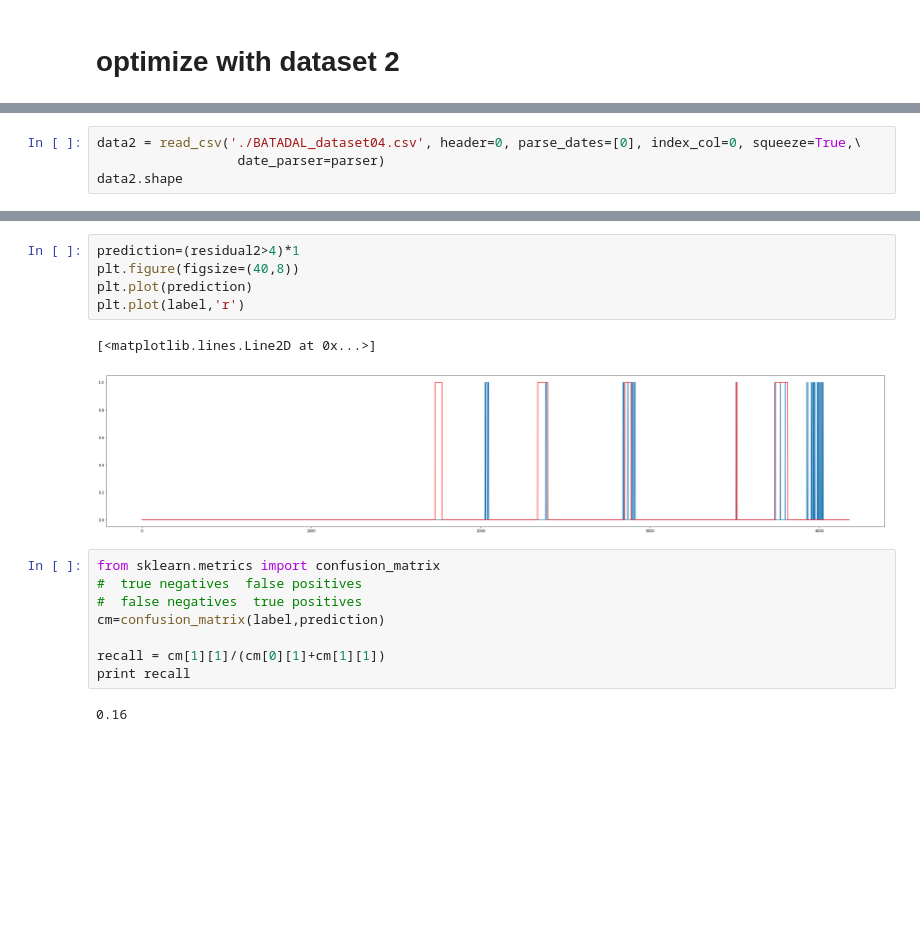
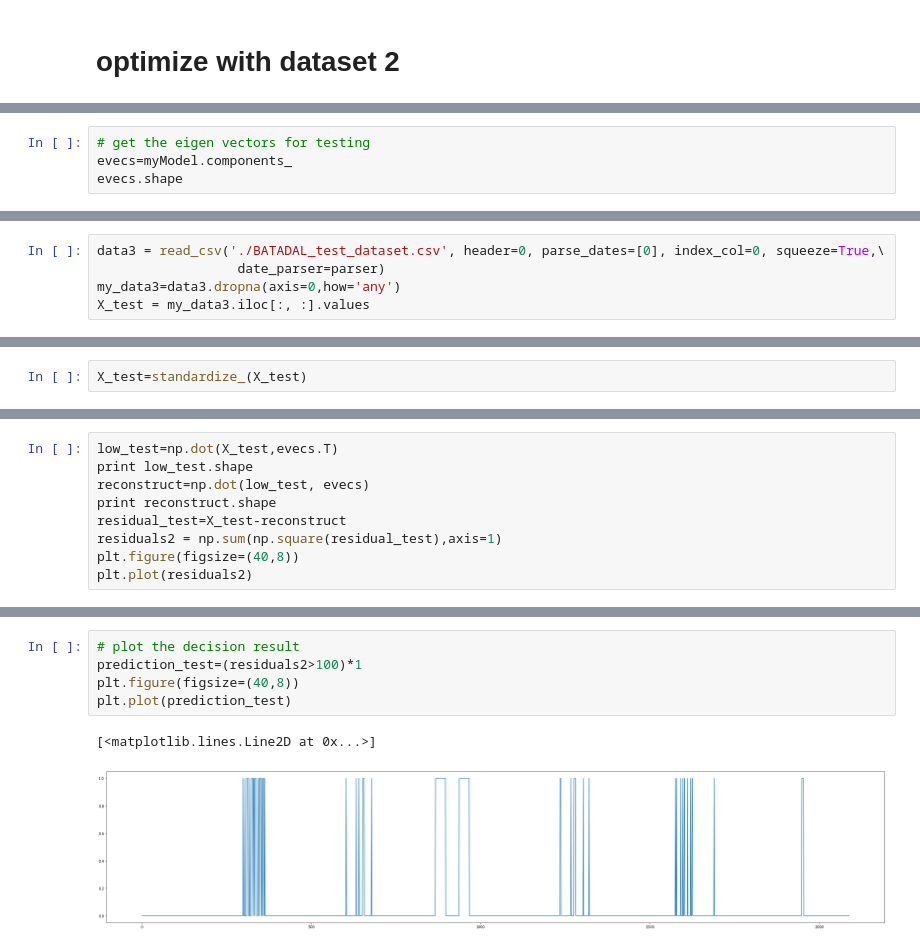
Before and after one commit to zLizy/Cyber-Data-Analysis, a Jupyter notebook: ass2/MarKovChain_PCA.ipynb, the cells around one changed output, grey strips where cells are left out. Drawn from its saved outputs; the diff is of its cells as text; blank space fills up the shorter version.

Commit message:
complete PCA test

```diff
--- a/ass2/MarKovChain_PCA.ipynb
+++ b/ass2/MarKovChain_PCA.ipynb
@@ -120,0 +194,4 @@ sum(signal1>0.1)
+# %%
+# get the eigen vectors for testing
+evecs=myModel.components_
+evecs.shape
@@ -121,4 +202,5 @@ sum(signal1>0.1)
 # %%
-data2 = read_csv('./BATADAL_dataset04.csv', header=0, parse_dates=[0], index_col=0, squeeze=True,\
+data3 = read_csv('./BATADAL_test_dataset.csv', header=0, parse_dates=[0], index_col=0, squeeze=True,\
                   date_parser=parser)
-data2.shape
+my_data3=data3.dropna(axis=0,how='any')
+X_test = my_data3.iloc[:, :].values
@@ -167,0 +207,2 @@ len(residual2),len(label)
+# %%
+X_test=standardize_(X_test)
@@ -167,0 +211,9 @@ len(residual2),len(label)
+# %%
+low_test=np.dot(X_test,evecs.T)
+print low_test.shape
+reconstruct=np.dot(low_test, evecs)
+print reconstruct.shape
+residual_test=X_test-reconstruct
+residuals2 = np.sum(np.square(residual_test),axis=1)
+plt.figure(figsize=(40,8))
+plt.plot(residuals2)
@@ -168,18 +225,8 @@ len(residual2),len(label)
 # %%
-prediction=(residual2>4)*1
+# plot the decision result
+prediction_test=(residuals2>100)*1
 plt.figure(figsize=(40,8))
-plt.plot(prediction)
-plt.plot(label,'r')
+plt.plot(prediction_test)
 # %% [output]
 [<matplotlib.lines.Line2D at 0x...>]
-[figure, old version]
+[figure, new version]
-# %%
-from sklearn.metrics import confusion_matrix
-#  true negatives  false positives
-#  false negatives  true positives
-cm=confusion_matrix(label,prediction)
-
-recall = cm[1][1]/(cm[0][1]+cm[1][1])
-print recall
-# %% [output]
-0.16
```
Also changed, not shown: parts of 33 cells of this notebook.
